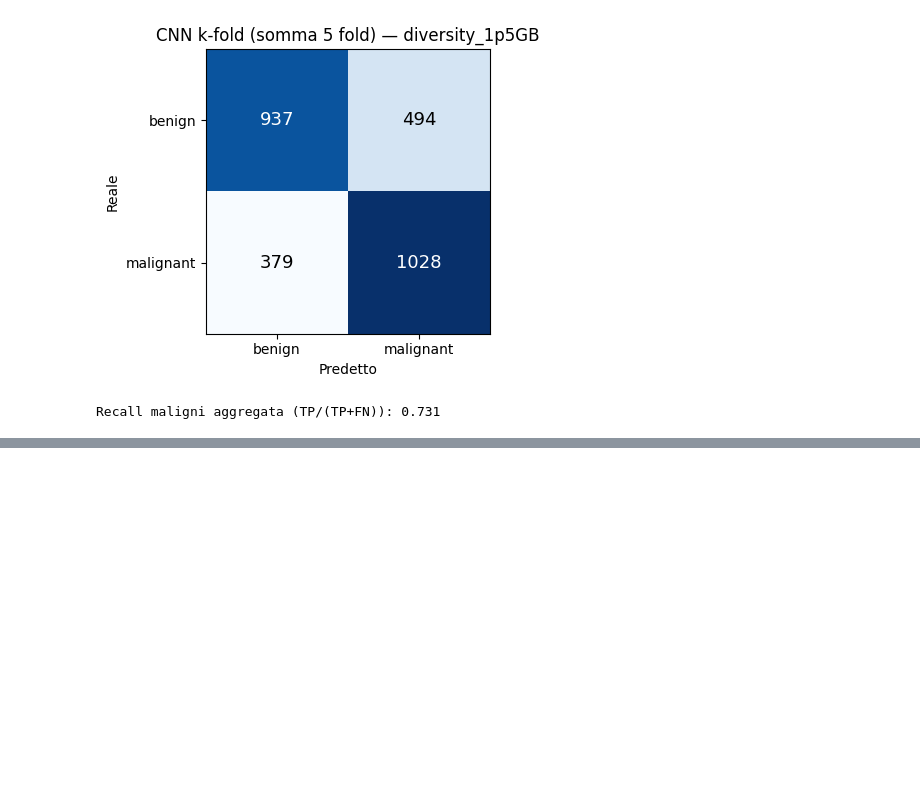
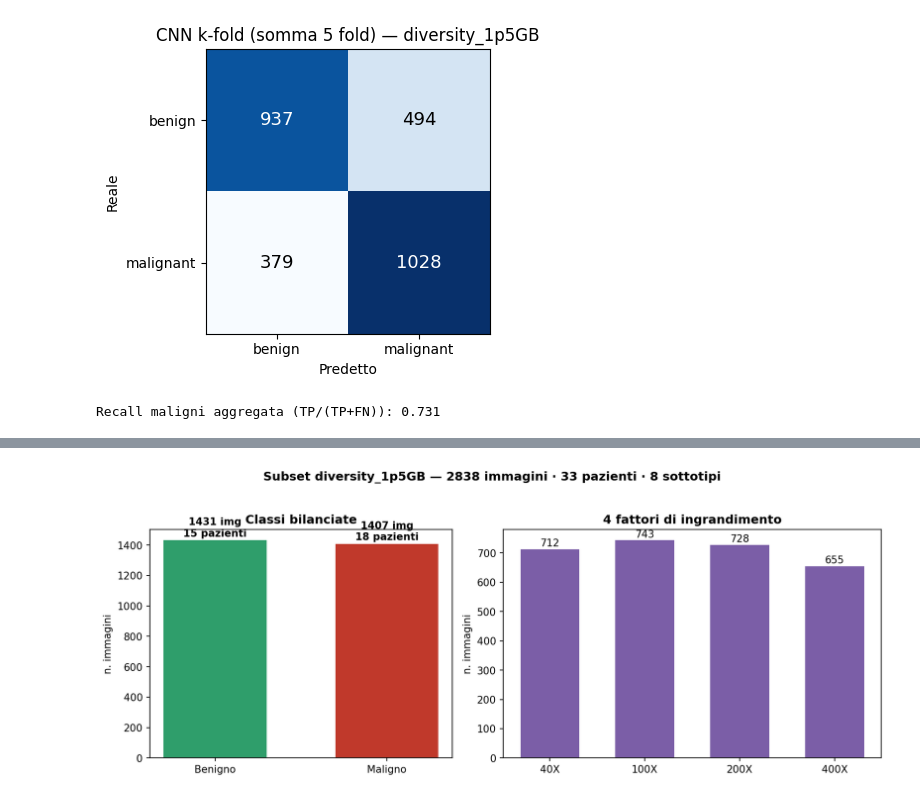
Before and after one commit to JacopoBertucelli/HistoBreastNet, a Jupyter notebook: notebooks/02_baseline_cnn.ipynb, the cells around one changed output, grey strips where cells are left out. Saved outputs shown, nothing was run; the diff lists cells and outputs as text; code cells hidden in the pictures; blank space fills up the shorter version.

```diff
--- a/notebooks/02_baseline_cnn.ipynb
+++ b/notebooks/02_baseline_cnn.ipynb
@@ -1134,0 +768,37 @@ Questi file costituiscono la baseline di riferimento per il confronto con il tra
+# %%
+# --- Composizione del subset (slide "Dataset") -------------------------------
+with open(CONFIG_DIR/'config.json') as f:
+    cfg_json = json.load(f)
+
+C_BEN, C_MAL, C_MAG = '#2f9e6b', '#c0392b', '#7b5ea7'
+mag_order = ['40X', '100X', '200X', '400X']
+
+fig, (p1, p2) = plt.subplots(1, 2, figsize=(11, 4.2), dpi=150,
+                             gridspec_kw={'width_ratios': [1, 1.25]})
+imgs = [cfg_json['n_images_benign'], cfg_json['n_images_malignant']]
+pats = [cfg_json['n_patients_benign'], cfg_json['n_patients_malignant']]
+xb = np.arange(2)
+p1.bar(xb, imgs, color=[C_BEN, C_MAL], width=0.6)
+for i, (im, pa) in enumerate(zip(imgs, pats)):
+    p1.annotate(f'{im} img\n{pa} pazienti', (xb[i], im), textcoords='offset points',
+                xytext=(0, 4), ha='center', fontsize=10, fontweight='bold')
+p1.set_xticks(xb); p1.set_xticklabels(['Benigno', 'Maligno'])
+p1.set_ylabel('n. immagini'); p1.set_title('Classi bilanciate', fontweight='bold')
+
+xm = np.arange(len(mag_order))
+mag_counts = [cfg_json['magnifications'][m] for m in mag_order]
+p2.bar(xm, mag_counts, color=C_MAG, width=0.62)
+for i in range(len(mag_order)):
+    p2.annotate(str(mag_counts[i]), (xm[i], mag_counts[i]), textcoords='offset points',
+                xytext=(0, 3), ha='center', fontsize=10)
+p2.set_xticks(xm); p2.set_xticklabels(mag_order)
+p2.set_ylabel('n. immagini'); p2.set_title('4 fattori di ingrandimento', fontweight='bold')
+
+fig.suptitle(f"Subset {CONFIG_NAME} — {cfg_json['n_images']} immagini · "
+             f"{cfg_json['n_patients']} pazienti · {cfg_json['n_subtypes']} sottotipi",
+             fontweight='bold', y=1.03)
+fig.tight_layout()
+fig.savefig(FIGURES_DIR/'presentation_dataset_composition.png', dpi=150, bbox_inches='tight')
+plt.show()
+# %% [output]
+[figure, added]
```
Also changed, not shown: parts of 21 cells of this notebook, 1 other file.
